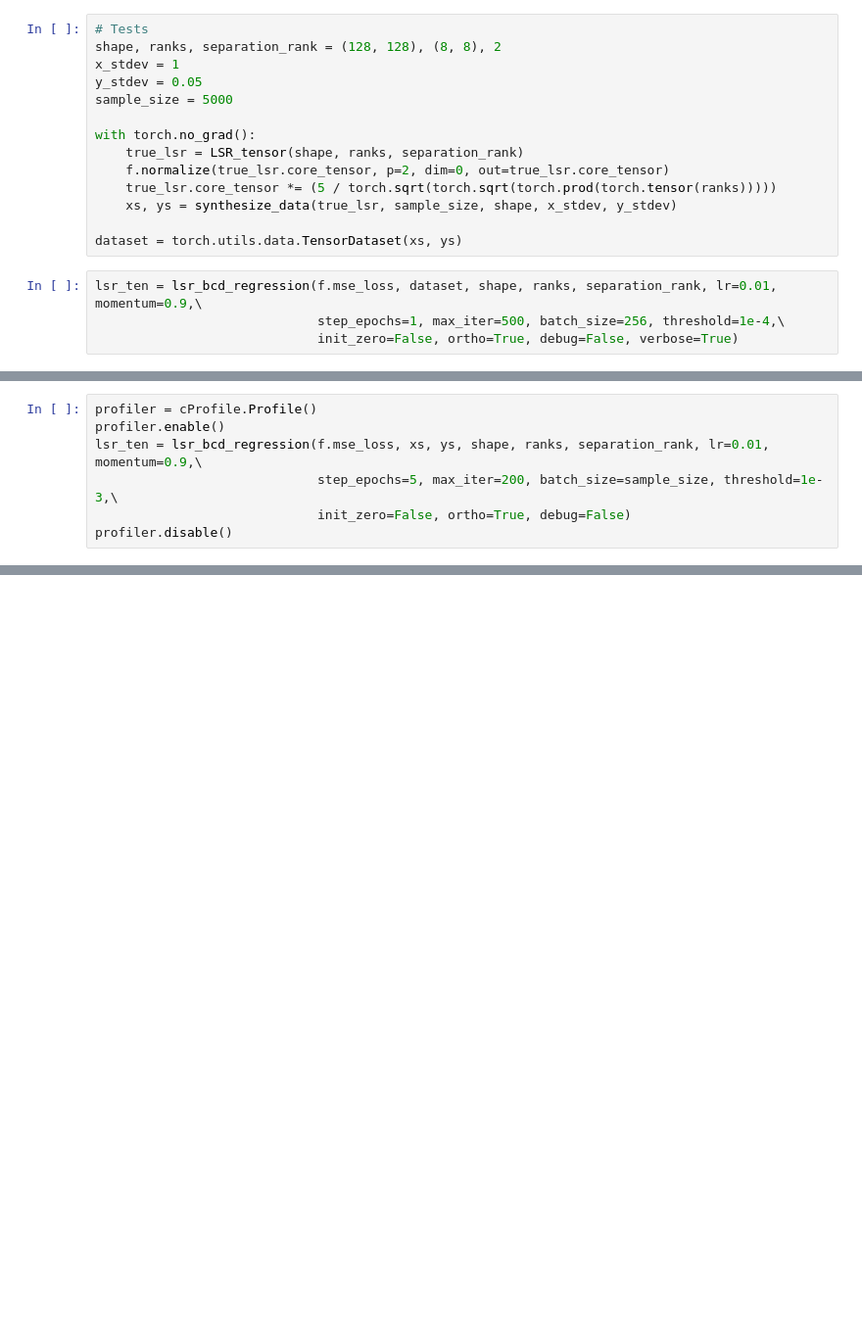
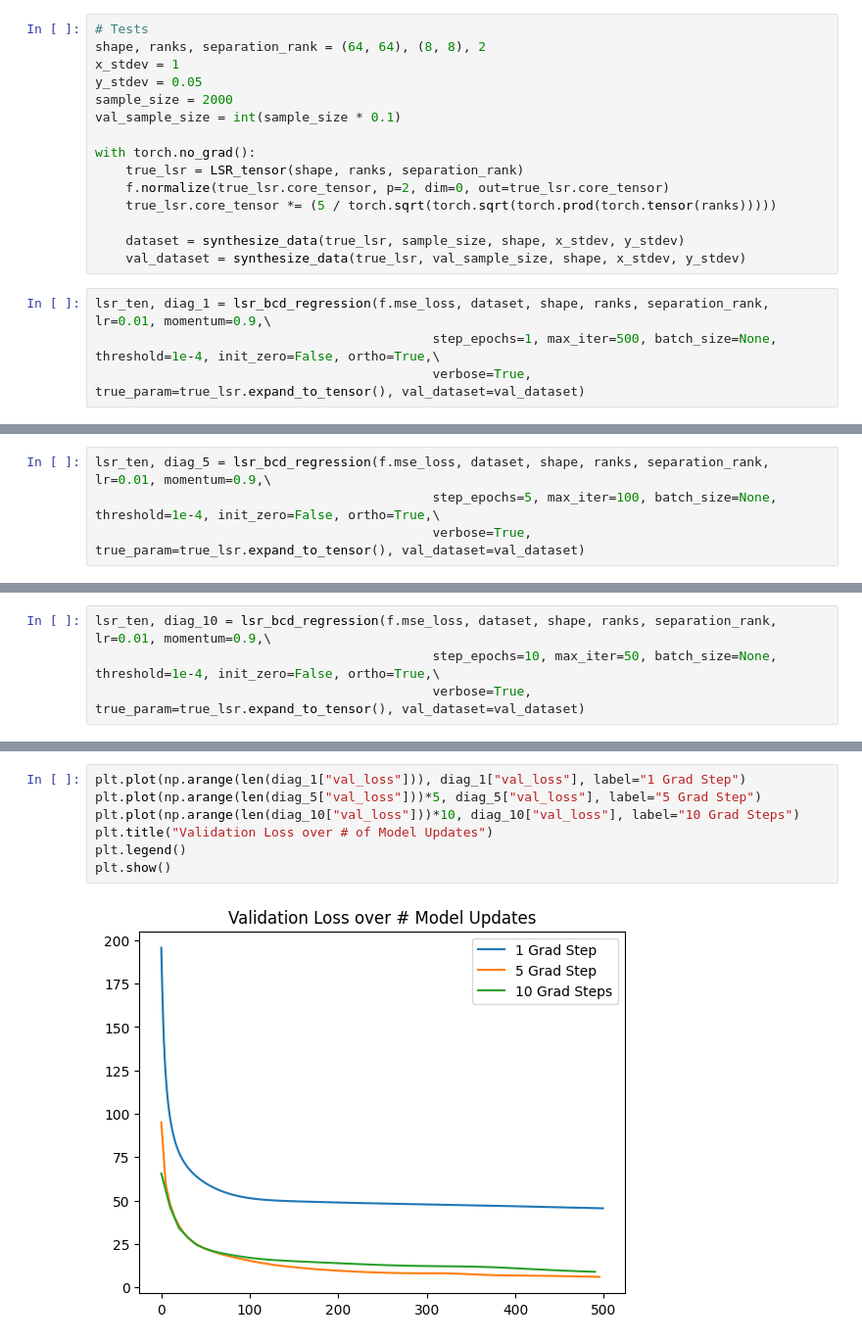
Before and after one commit to fshcat/federated-LSRTR, a Jupyter notebook: optimizer_testing.ipynb, the cells around one changed output, grey strips where cells are left out. Shown: that part at 98% size. Saved outputs shown, nothing was run; the diff lists cells and outputs as text; blank space fills up the shorter version.

Commit message:
added validation loss for normal bcd algo

```diff
--- a/optimizer_testing.ipynb
+++ b/optimizer_testing.ipynb
@@ -20,19 +11,20 @@ def estimation_error(true, estimate):
 # %%
 # Tests
-shape, ranks, separation_rank = (128, 128), (8, 8), 2
+shape, ranks, separation_rank = (64, 64), (8, 8), 2
 x_stdev = 1
 y_stdev = 0.05
-sample_size = 5000
+sample_size = 2000
+val_sample_size = int(sample_size * 0.1)
 
 with torch.no_grad():
     true_lsr = LSR_tensor(shape, ranks, separation_rank)
     f.normalize(true_lsr.core_tensor, p=2, dim=0, out=true_lsr.core_tensor)
     true_lsr.core_tensor *= (5 / torch.sqrt(torch.sqrt(torch.prod(torch.tensor(ranks)))))
-    xs, ys = synthesize_data(true_lsr, sample_size, shape, x_stdev, y_stdev)
 
-dataset = torch.utils.data.TensorDataset(xs, ys)
+    dataset = synthesize_data(true_lsr, sample_size, shape, x_stdev, y_stdev)
+    val_dataset = synthesize_data(true_lsr, val_sample_size, shape, x_stdev, y_stdev)
 # %%
-lsr_ten = lsr_bcd_regression(f.mse_loss, dataset, shape, ranks, separation_rank, lr=0.01, momentum=0.9,\
-                             step_epochs=1, max_iter=500, batch_size=256, threshold=1e-4,\
-                             init_zero=False, ortho=True, debug=False, verbose=True)
+lsr_ten, diag_1 = lsr_bcd_regression(f.mse_loss, dataset, shape, ranks, separation_rank, lr=0.01, momentum=0.9,\
+                                            step_epochs=1, max_iter=500, batch_size=None, threshold=1e-4, init_zero=False, ortho=True,\
+                                            verbose=True, true_param=true_lsr.expand_to_tensor(), val_dataset=val_dataset)
 # %% [output]
@@ -43,7 +48,4 @@ KeyboardInterrupt:
 # %%
-profiler = cProfile.Profile()
-profiler.enable()
-lsr_ten = lsr_bcd_regression(f.mse_loss, xs, ys, shape, ranks, separation_rank, lr=0.01, momentum=0.9,\
-                             step_epochs=5, max_iter=200, batch_size=sample_size, threshold=1e-3,\
-                             init_zero=False, ortho=True, debug=False)
-profiler.disable()
+lsr_ten, diag_5 = lsr_bcd_regression(f.mse_loss, dataset, shape, ranks, separation_rank, lr=0.01, momentum=0.9,\
+                                            step_epochs=5, max_iter=100, batch_size=None, threshold=1e-4, init_zero=False, ortho=True,\
+                                            verbose=True, true_param=true_lsr.expand_to_tensor(), val_dataset=val_dataset)
@@ -70,0 +70,4 @@ tensor(0., grad_fn=<DivBackward0>)
+# %%
+lsr_ten, diag_10 = lsr_bcd_regression(f.mse_loss, dataset, shape, ranks, separation_rank, lr=0.01, momentum=0.9,\
+                                            step_epochs=10, max_iter=50, batch_size=None, threshold=1e-4, init_zero=False, ortho=True,\
+                                            verbose=True, true_param=true_lsr.expand_to_tensor(), val_dataset=val_dataset)
@@ -70,0 +92,9 @@ tensor(0., grad_fn=<DivBackward0>)
+# %%
+plt.plot(np.arange(len(diag_1["val_loss"])), diag_1["val_loss"], label="1 Grad Step")
+plt.plot(np.arange(len(diag_5["val_loss"]))*5, diag_5["val_loss"], label="5 Grad Step")
+plt.plot(np.arange(len(diag_10["val_loss"]))*10, diag_10["val_loss"], label="10 Grad Steps")
+plt.title("Validation Loss over # of Model Updates")
+plt.legend()
+plt.show()
+# %% [output]
+[figure, added]
```
Also changed, not shown: parts of 11 cells of this notebook, 1 other file.
